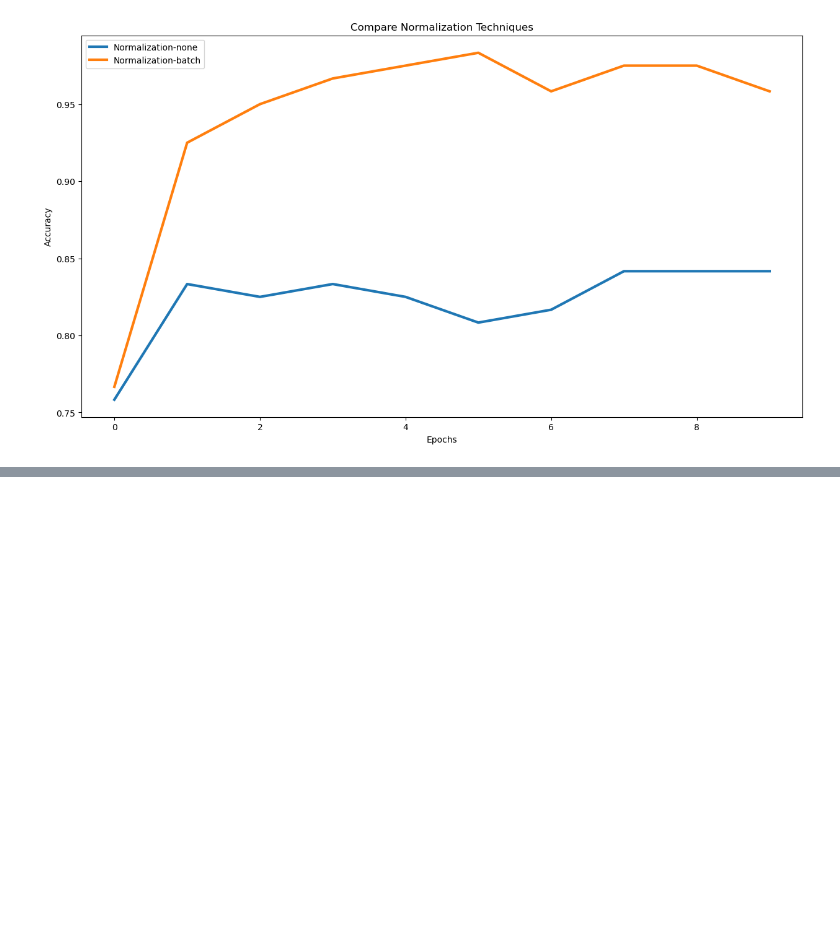
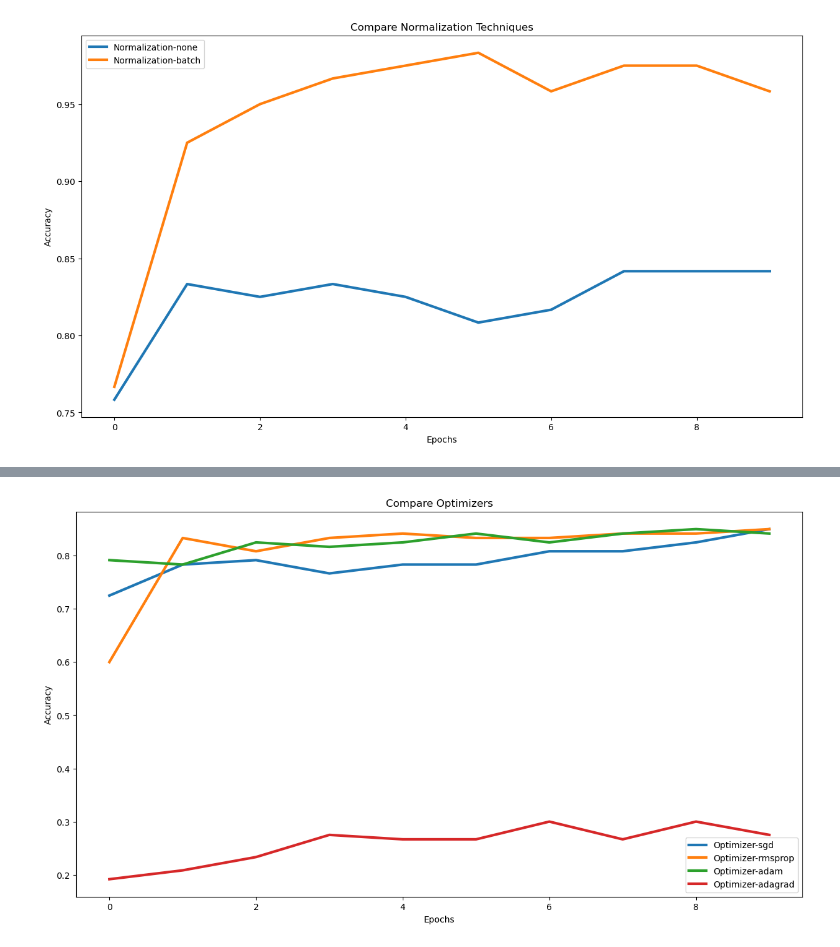
Before and after one commit to alexmacharia/model_tuning, a Jupyter notebook: 03_Tuning_Back_Prop.ipynb, the cells around one changed output, grey strips where cells are left out. Drawn from its saved outputs; the diff is of its cells as text; code cells hidden in the pictures; blank space fills up the shorter version.

Commit message:
Update 03_Tuning_Back_Prop.ipynb
optimizers

```diff
--- a/03_Tuning_Back_Prop.ipynb
+++ b/03_Tuning_Back_Prop.ipynb
@@ -41,0 +44,15 @@ plot_graph(accuracy_measures, "Compare Normalization Techniques")
+# %%
+accuracy_measures = {}
+
+optimizer_list = ['sgd', 'rmsprop', 'adam', 'adagrad']
+
+for optimizer in optimizer_list:
+
+    model_config = base_model_config()
+    X, y = get_data()
+
+    model_config["OPTIMIZER"] = optimizer
+    model_name = "Optimizer-" + optimizer
+    history = create_and_run_model(model_config, X, y, model_name)
+
+    accuracy_measures[model_name] = history.history["accuracy"]
@@ -41,0 +77,4 @@ plot_graph(accuracy_measures, "Compare Normalization Techniques")
+# %%
+plot_graph(accuracy_measures, "Compare Optimizers")
+# %% [output]
+[figure, added]
```
Also changed, not shown: parts of 2 cells of this notebook.
